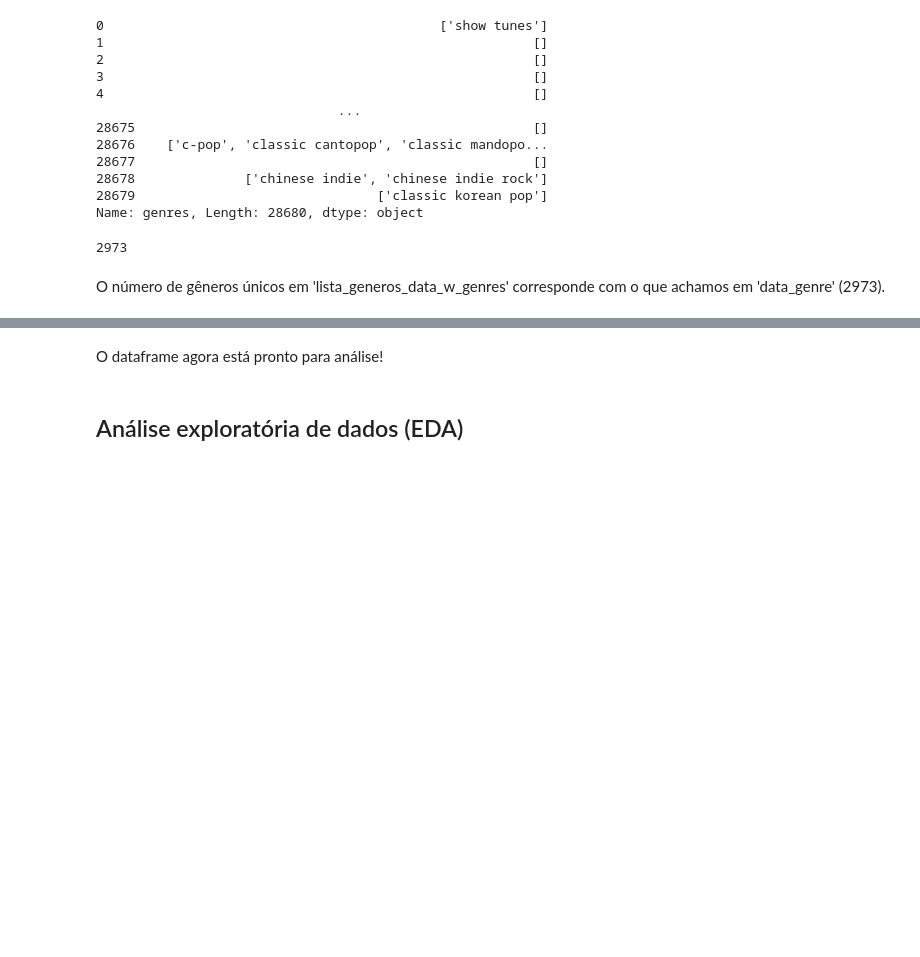
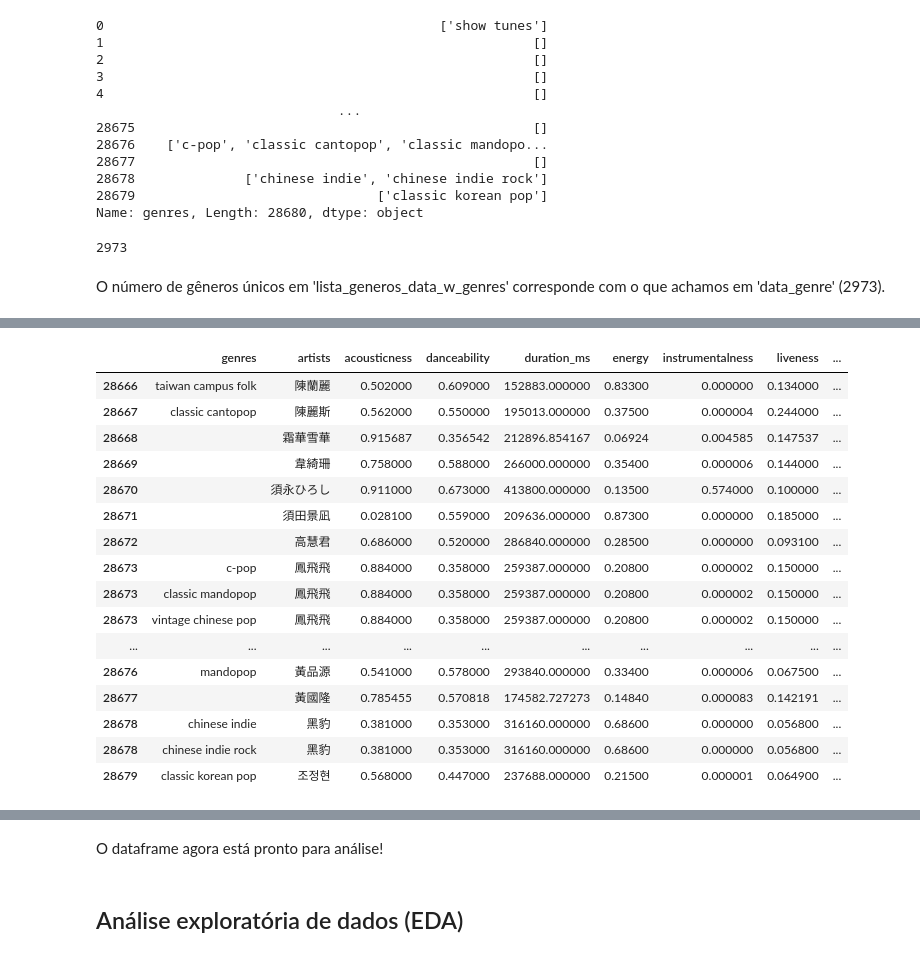
Before and after one commit to danilomiyatake/spotify, a Jupyter notebook: spotify_eda.ipynb, the cells around one changed output, grey strips where cells are left out. Saved outputs shown, nothing was run; the diff lists cells and outputs as text; code cells hidden in the pictures; blank space fills up the shorter version.

```diff
--- a/spotify_eda.ipynb
+++ b/spotify_eda.ipynb
@@ -141,3 +133,23 @@ df.head(10)
+# %%
+df.tail(20)
+# %% [output]
+|  | genres | artists | acousticness | danceability | duration_ms | energy | instrumentalness | liveness | ... |
+| 28666 | taiwan campus folk | 陳蘭麗 | 0.502000 | 0.609000 | 152883.000000 | 0.83300 | 0.000000 | 0.134000 | ... |
+| 28667 | classic cantopop | 陳麗斯 | 0.562000 | 0.550000 | 195013.000000 | 0.37500 | 0.000004 | 0.244000 | ... |
+| 28668 |  | 霜華雪華 | 0.915687 | 0.356542 | 212896.854167 | 0.06924 | 0.004585 | 0.147537 | ... |
+| 28669 |  | 韋綺珊 | 0.758000 | 0.588000 | 266000.000000 | 0.35400 | 0.000006 | 0.144000 | ... |
+| 28670 |  | 須永ひろし | 0.911000 | 0.673000 | 413800.000000 | 0.13500 | 0.574000 | 0.100000 | ... |
+| 28671 |  | 須田景凪 | 0.028100 | 0.559000 | 209636.000000 | 0.87300 | 0.000000 | 0.185000 | ... |
+| 28672 |  | 高慧君 | 0.686000 | 0.520000 | 286840.000000 | 0.28500 | 0.000000 | 0.093100 | ... |
+| 28673 | c-pop | 鳳飛飛 | 0.884000 | 0.358000 | 259387.000000 | 0.20800 | 0.000002 | 0.150000 | ... |
+| 28673 | classic mandopop | 鳳飛飛 | 0.884000 | 0.358000 | 259387.000000 | 0.20800 | 0.000002 | 0.150000 | ... |
+| 28673 | vintage chinese pop | 鳳飛飛 | 0.884000 | 0.358000 | 259387.000000 | 0.20800 | 0.000002 | 0.150000 | ... |
+| ... | ... | ... | ... | ... | ... | ... | ... | ... | ... |
+| 28676 | mandopop | 黃品源 | 0.541000 | 0.578000 | 293840.000000 | 0.33400 | 0.000006 | 0.067500 | ... |
+| 28677 |  | 黃國隆 | 0.785455 | 0.570818 | 174582.727273 | 0.14840 | 0.000083 | 0.142191 | ... |
+| 28678 | chinese indie | 黑豹 | 0.381000 | 0.353000 | 316160.000000 | 0.68600 | 0.000000 | 0.056800 | ... |
+| 28678 | chinese indie rock | 黑豹 | 0.381000 | 0.353000 | 316160.000000 | 0.68600 | 0.000000 | 0.056800 | ... |
+| 28679 | classic korean pop | 조정현 | 0.568000 | 0.447000 | 237688.000000 | 0.21500 | 0.000001 | 0.064900 | ... |
 # %%
 df.genres.replace('', pd.NA, inplace=True)
 # %%
```
Also changed, not shown: parts of 15 cells of this notebook.
